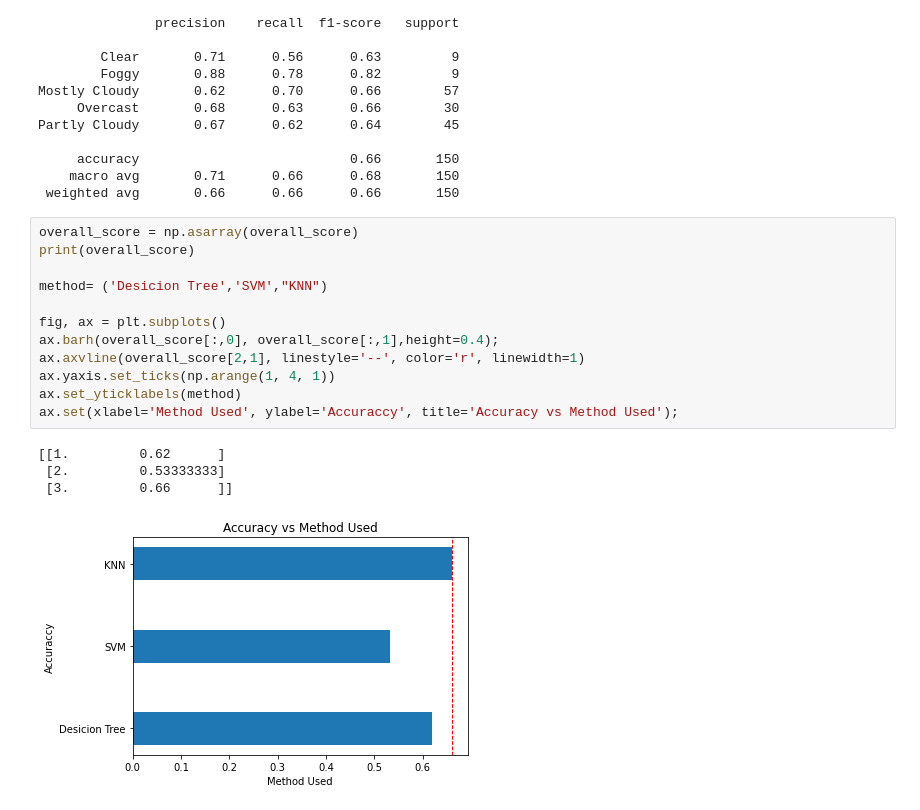
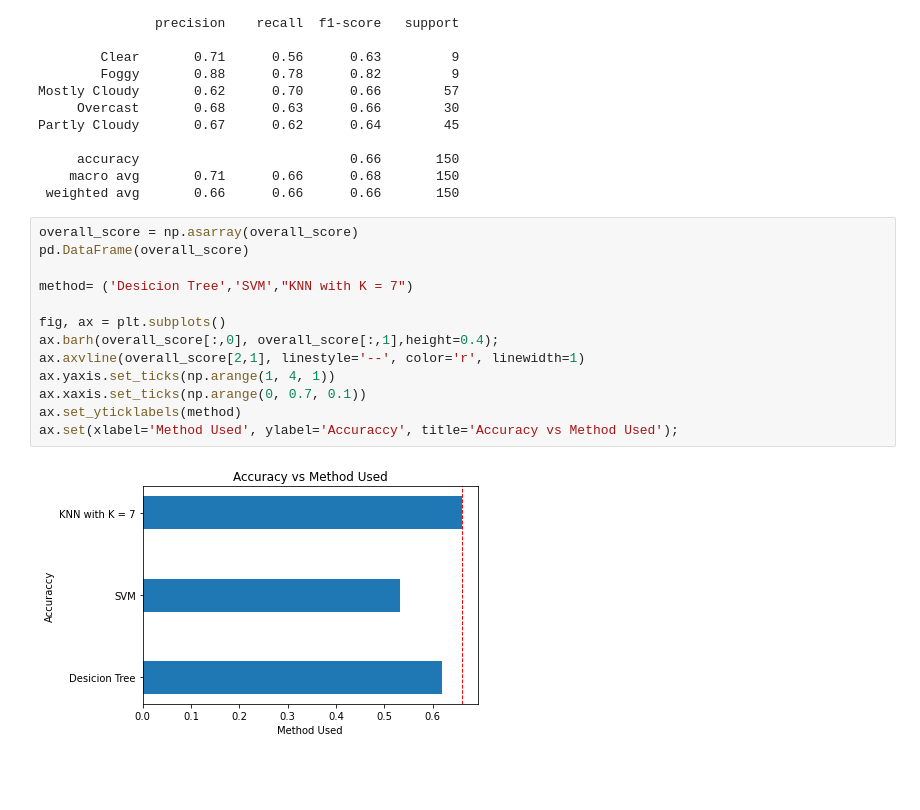
Before and after one commit to hnslmp/machine_learning_ui, a Jupyter notebook: 5.Classification/classification.ipynb, the cells around one changed output. Cells and saved outputs as stored; diff of their text form; blank space fills up the shorter version.

```diff
--- a/5.Classification/classification.ipynb
+++ b/5.Classification/classification.ipynb
@@ -176,18 +192,16 @@ Partly Cloudy       0.67      0.62      0.64        45
  weighted avg       0.66      0.66      0.66       150
 # %%
 overall_score = np.asarray(overall_score)
-print(overall_score)
+pd.DataFrame(overall_score)
 
-method= ('Desicion Tree','SVM',"KNN")
+method= ('Desicion Tree','SVM',"KNN with K = 7")
 
 fig, ax = plt.subplots()
 ax.barh(overall_score[:,0], overall_score[:,1],height=0.4);
 ax.axvline(overall_score[2,1], linestyle='--', color='r', linewidth=1)
 ax.yaxis.set_ticks(np.arange(1, 4, 1))
+ax.xaxis.set_ticks(np.arange(0, 0.7, 0.1))
 ax.set_yticklabels(method)
 ax.set(xlabel='Method Used', ylabel='Accuraccy', title='Accuracy vs Method Used');
 # %% [output]
-[[1.         0.62      ]
- [2.         0.53333333]
- [3.         0.66      ]]
-[figure, old version]
+[figure, new version]
```
Also changed, not shown: parts of 1 cell of this notebook.
